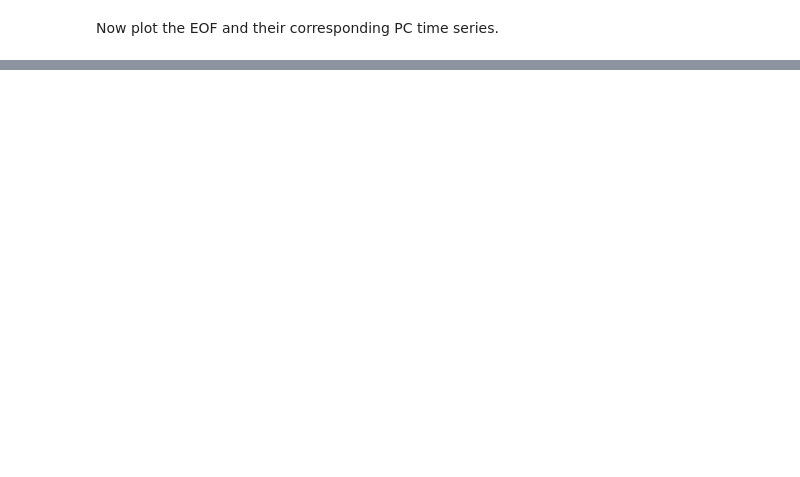
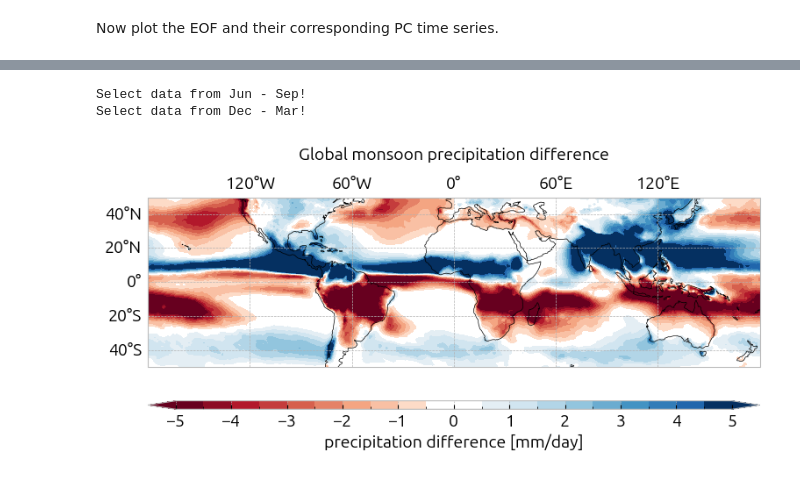
Before and after one commit to fstrnad/geoutils, a Jupyter notebook: tutorials/global_monsoon.ipynb, the cells around one changed output, grey strips where cells are left out. Saved outputs shown, nothing was run; the diff lists cells and outputs as text; code cells hidden in the pictures; blank space fills up the shorter version.

```diff
--- a/tutorials/global_monsoon.ipynb
+++ b/tutorials/global_monsoon.ipynb
@@ -120,0 +125,22 @@ gplt.save_fig(savepath, fig=im['fig'])
+# %%
+input_data = ds_pr.ds['pr']
+pr_jjas = tu.get_month_range_data(input_data, 'Jun', 'Sep')
+pr_djfm = tu.get_month_range_data(input_data, 'Dec', 'Mar')
+
+diff_pr = tu.compute_mean(pr_jjas) - tu.compute_mean(pr_djfm)
+abs_diff_pr = np.abs(diff_pr)
+im_diff = gplt.plot_map(diff_pr,
+                        vmin=-5, vmax=5,
+                        cmap='RdBu',
+                        title=f'Global monsoon precipitation difference',
+                        centercolor='white',
+                        label='precipitation difference [mm/day]',
+                        levels=20,
+                        )
+savepath = plot_dir +\
+    f"/gm_pr_diff.png"
+gplt.save_fig(savepath, fig=im['fig'])
+# %% [output]
+Select data from Jun - Sep!
+Select data from Dec - Mar!
+[figure, added]
```
Also changed, not shown: parts of 8 cells of this notebook, 8 other files.
